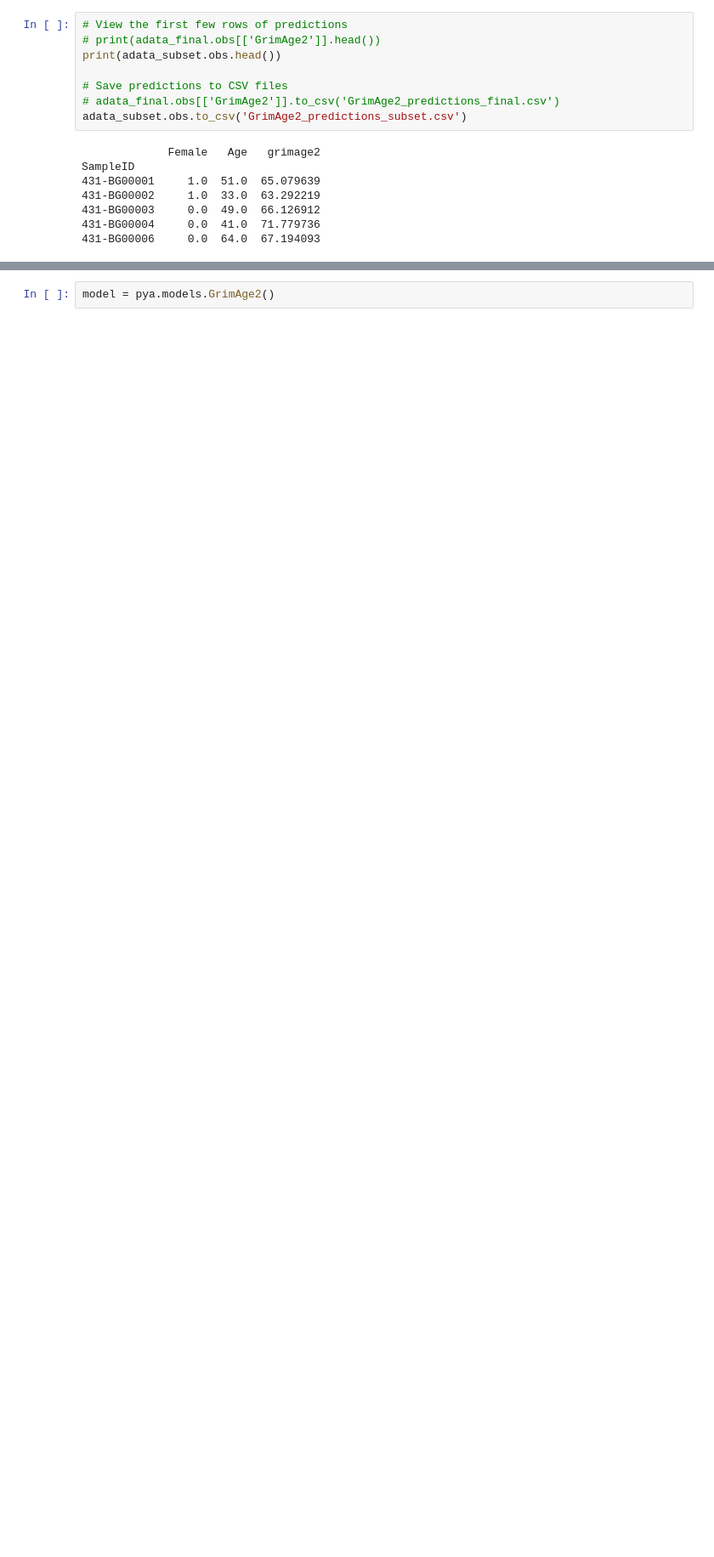
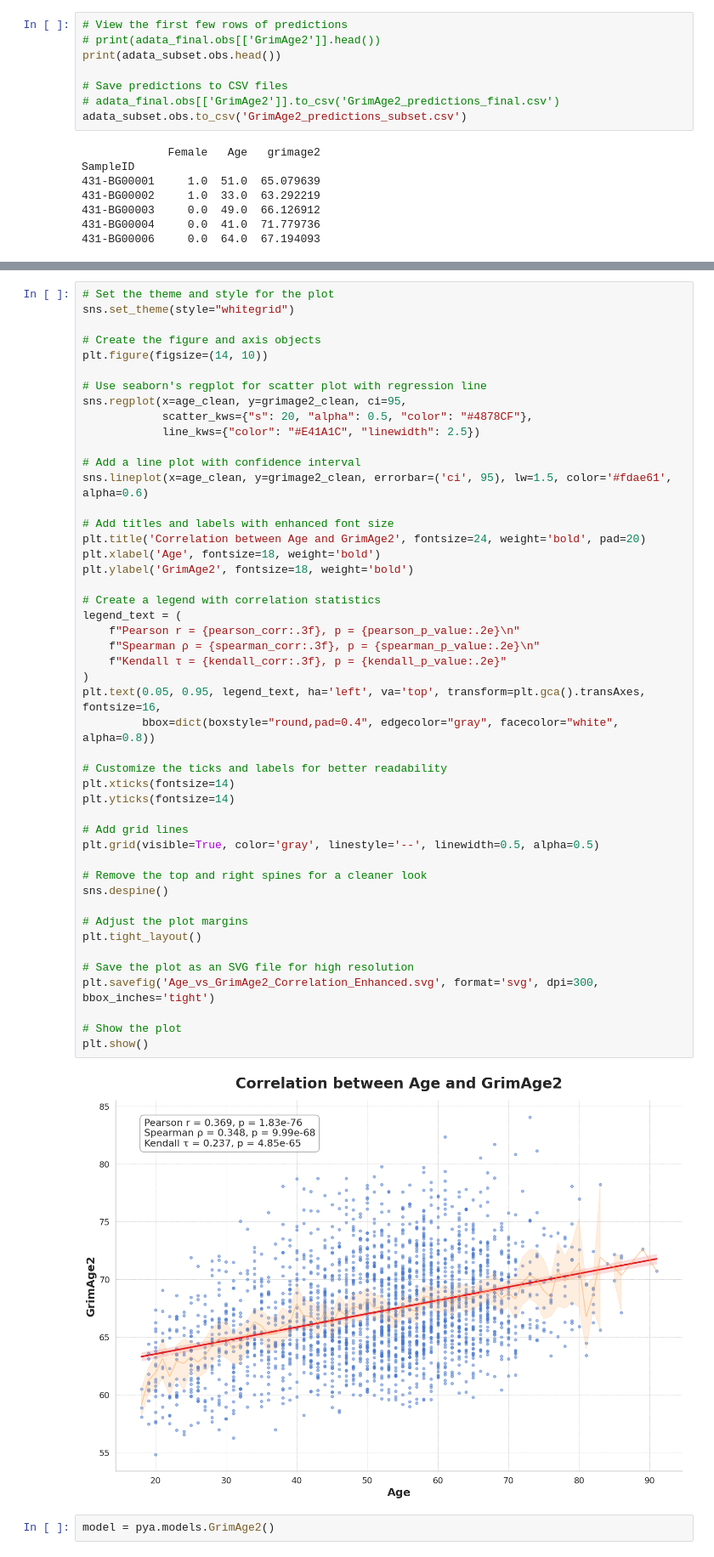
Before and after one commit to lowestprime/BP-DNAm_pub, a Jupyter notebook: Jupyter/BP-DNAm_pyaging_GrimAge2.ipynb, the cells around one changed output, grey strips where cells are left out. Shown at 85% size. Drawn from its saved outputs; the diff is of its cells as text; blank space fills up the shorter version.

Commit message:
new plots 🤩

```diff
--- a/Jupyter/BP-DNAm_pyaging_GrimAge2.ipynb
+++ b/Jupyter/BP-DNAm_pyaging_GrimAge2.ipynb
@@ -288,3 +212,52 @@ plt.show()
+# %%
+# Set the theme and style for the plot
+sns.set_theme(style="whitegrid")
+
+# Create the figure and axis objects
+plt.figure(figsize=(14, 10))
+
+# Use seaborn's regplot for scatter plot with regression line
+sns.regplot(x=age_clean, y=grimage2_clean, ci=95,
+            scatter_kws={"s": 20, "alpha": 0.5, "color": "#4878CF"},
+            line_kws={"color": "#E41A1C", "linewidth": 2.5})
+
+# Add a line plot with confidence interval
+sns.lineplot(x=age_clean, y=grimage2_clean, errorbar=('ci', 95), lw=1.5, color='#fdae61', alpha=0.6)
+
+# Add titles and labels with enhanced font size
+plt.title('Correlation between Age and GrimAge2', fontsize=24, weight='bold', pad=20)
+plt.xlabel('Age', fontsize=18, weight='bold')
+plt.ylabel('GrimAge2', fontsize=18, weight='bold')
+
+# Create a legend with correlation statistics
+legend_text = (
+    f"Pearson r = {pearson_corr:.3f}, p = {pearson_p_value:.2e}\n"
+    f"Spearman ρ = {spearman_corr:.3f}, p = {spearman_p_value:.2e}\n"
+    f"Kendall τ = {kendall_corr:.3f}, p = {kendall_p_value:.2e}"
+)
+plt.text(0.05, 0.95, legend_text, ha='left', va='top', transform=plt.gca().transAxes, fontsize=16,
+         bbox=dict(boxstyle="round,pad=0.4", edgecolor="gray", facecolor="white", alpha=0.8))
+
+# Customize the ticks and labels for better readability
+plt.xticks(fontsize=14)
+plt.yticks(fontsize=14)
+
+# Add grid lines
+plt.grid(visible=True, color='gray', linestyle='--', linewidth=0.5, alpha=0.5)
+
+# Remove the top and right spines for a cleaner look
+sns.despine()
+
+# Adjust the plot margins
+plt.tight_layout()
+
+# Save the plot as an SVG file for high resolution
+plt.savefig('Age_vs_GrimAge2_Correlation_Enhanced.svg', format='svg', dpi=300, bbox_inches='tight')
+
+# Show the plot
+plt.show()
+# %% [output]
+[figure, added]
 # %%
 model = pya.models.GrimAge2()
 # %%
```
Also changed, not shown: parts of 22 cells of this notebook, 1 other file.
